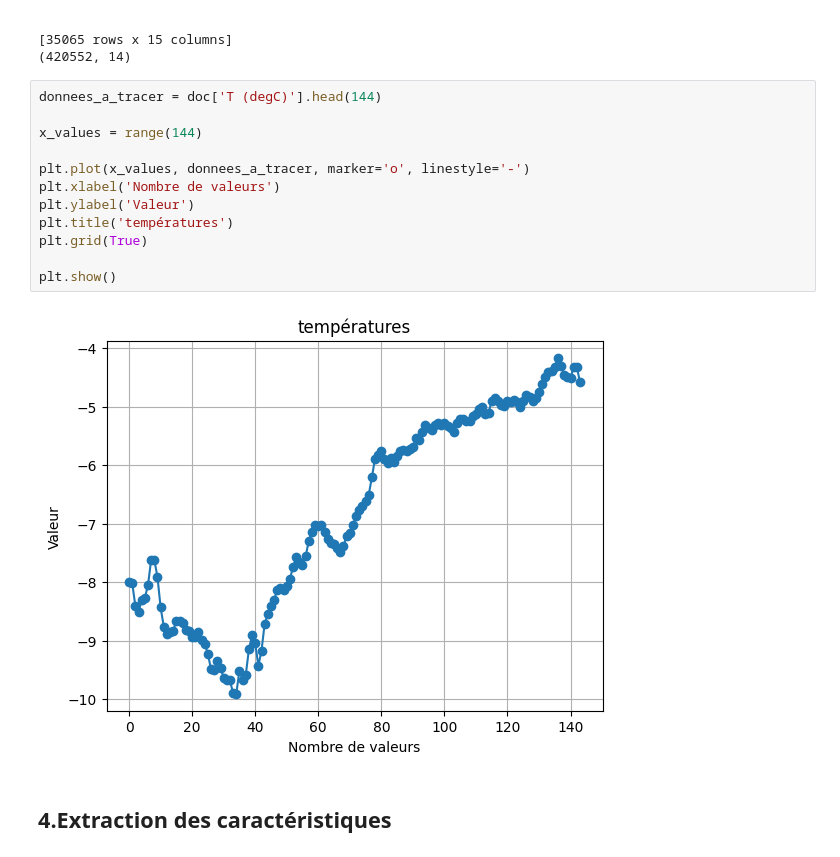
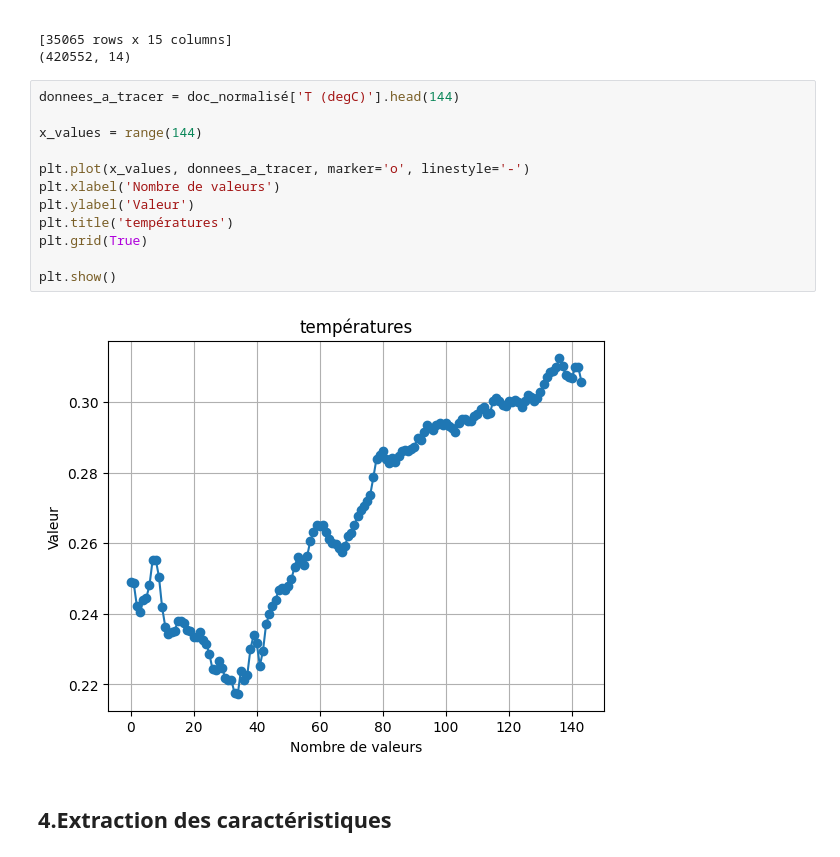
Before and after one commit to Louise-MarieHenaff/PROJET-SIM, a Jupyter notebook: projet_similarite.ipynb, the cells around one changed output. Drawn from its saved outputs; the diff is of its cells as text.

```diff
--- a/projet_similarite.ipynb
+++ b/projet_similarite.ipynb
@@ -157,19 +157,19 @@ print(doc.shape)
 [35065 rows x 15 columns]
 (420552, 14)
 # %%
-donnees_a_tracer = doc['T (degC)'].head(144)
+donnees_a_tracer = doc_normalisé['T (degC)'].head(144)
 
 x_values = range(144)
 
 plt.plot(x_values, donnees_a_tracer, marker='o', linestyle='-')
 plt.xlabel('Nombre de valeurs')
 plt.ylabel('Valeur')
 plt.title('températures')
 plt.grid(True)
 
 plt.show()
 # %% [output]
-[figure, old version]
+[figure, new version]
 # %% [markdown]
 ## 4.Extraction des caractéristiques
 # %% [markdown]
```
